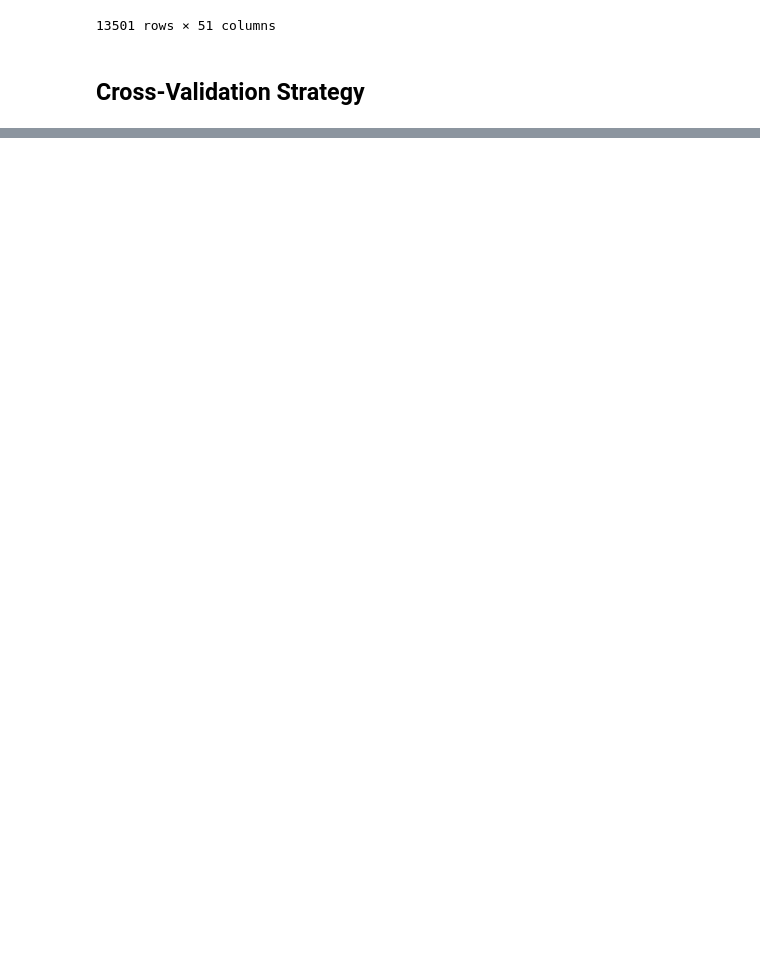
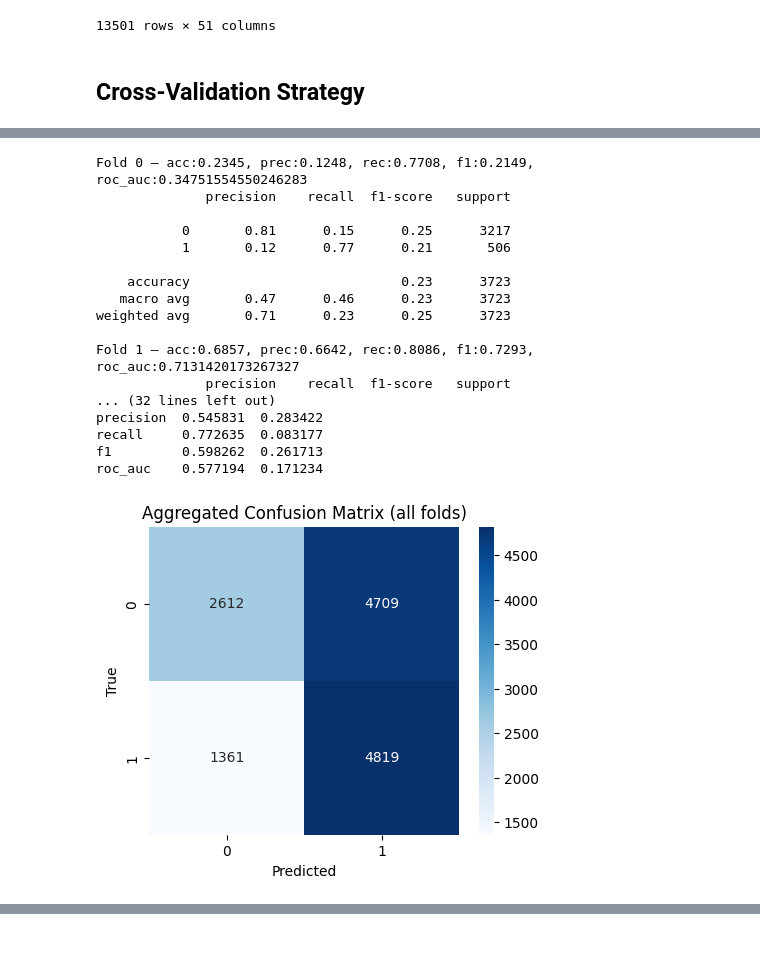
Before and after one commit to emanuel-gf/PlantNet-Species-ML-Project, a Jupyter notebook: milestone2.ipynb, the cells around one changed output, grey strips where cells are left out. Cells and saved outputs as stored; diff of their text form; code cells hidden in the pictures; blank space fills up the shorter version.

Commit message:
Modify M2 with models and comparison plots

```diff
--- a/milestone2.ipynb
+++ b/milestone2.ipynb
@@ -29,7 +29,7 @@ See more at the notebook.
 On this case, the path names where changed and now only the train data is called, being stored inside the path: output/ecoregions/train_join.parquet
 # %%
 ## Path names
-path_train = "/mnt/d/desktop/Copernicus/classes/3-semester/ml/species/dataset/train_join_agg.parquet"
+path_train = "/Users/saharmohamed/Documents/ML_Project/Milestone 2/PlantNet-Species-ML-Project/dataset/train_join_agg.parquet"
 path_test = ""
 # %%
 ## Standard Training dataset load
@@ -307,0 +454,22 @@ dict_fold
+# %%
+# we wanna make sure groups align and each fold has both classes
+from sklearn.model_selection import GroupKFold
+import numpy as np
+
+# align groups and y to X
+groups = df.loc[X.index, 'GRECO']
+y_vec = y['predict'] if isinstance(y, pd.DataFrame) else y
+
+print("Samples:", X.shape[0])
+print("Unique groups:", groups.nunique())
+print("Overall positive rate:", float(np.mean(y_vec)))
+
+# per-group size and pos rate
+grp_stats = pd.concat([y_vec, groups.rename('GRECO')], axis=1).groupby('GRECO')[y_vec.name].agg(['count','mean']).rename(columns={'mean':'pos_rate'})
+print(grp_stats.sort_values('count', ascending=False).head(10))
+
+# What each GroupKFold fold will contain (class presence)
+gkf = GroupKFold(n_splits=4)
+for i, (train_idx, test_idx) in enumerate(gkf.split(X, y_vec, groups=groups)):
+    y_test = y_vec.iloc[test_idx]
+    print(f"Fold {i}: test_size={len(test_idx)}, pos_rate={y_test.mean():.3f}, classes_in_test={np.unique(y_test.values)}")
@@ -307,0 +598,35 @@ dict_fold
+# %%
+# Logistic Regression
+from sklearn.linear_model import LogisticRegression
+from sklearn.pipeline import Pipeline
+
+# Build pipeline: preprocessor must be the ColumnTransformer
+clf = Pipeline([
+    ("preproc", preprocessor),
+    ("clf", LogisticRegression(max_iter=2000, solver="lbfgs", random_state=0))
+])
+
+# y[['predict']]
+y_vec = y['predict'] if isinstance(y, pd.DataFrame) else y
+groups = df.loc[X.index, 'GRECO']  # ensure alignment
+
+res_lr = evaluate_with_group_kfold(clf, X, y_vec, groups, n_splits=4)
+# %% [output]
+Fold 0 — acc:0.2345, prec:0.1248, rec:0.7708, f1:0.2149, roc_auc:0.34751554550246283
+              precision    recall  f1-score   support
+
+           0       0.81      0.15      0.25      3217
+           1       0.12      0.77      0.21       506
+
+    accuracy                           0.23      3723
+   macro avg       0.47      0.46      0.23      3723
+weighted avg       0.71      0.23      0.25      3723
+
+Fold 1 — acc:0.6857, prec:0.6642, rec:0.8086, f1:0.7293, roc_auc:0.7131420173267327
+              precision    recall  f1-score   support
+... (32 lines left out)
+precision  0.545831  0.283422
+recall     0.772635  0.083177
+f1         0.598262  0.261713
+roc_auc    0.577194  0.171234
+[figure, added]
```
Also changed, not shown: parts of 40 cells of this notebook, 3 other files.
